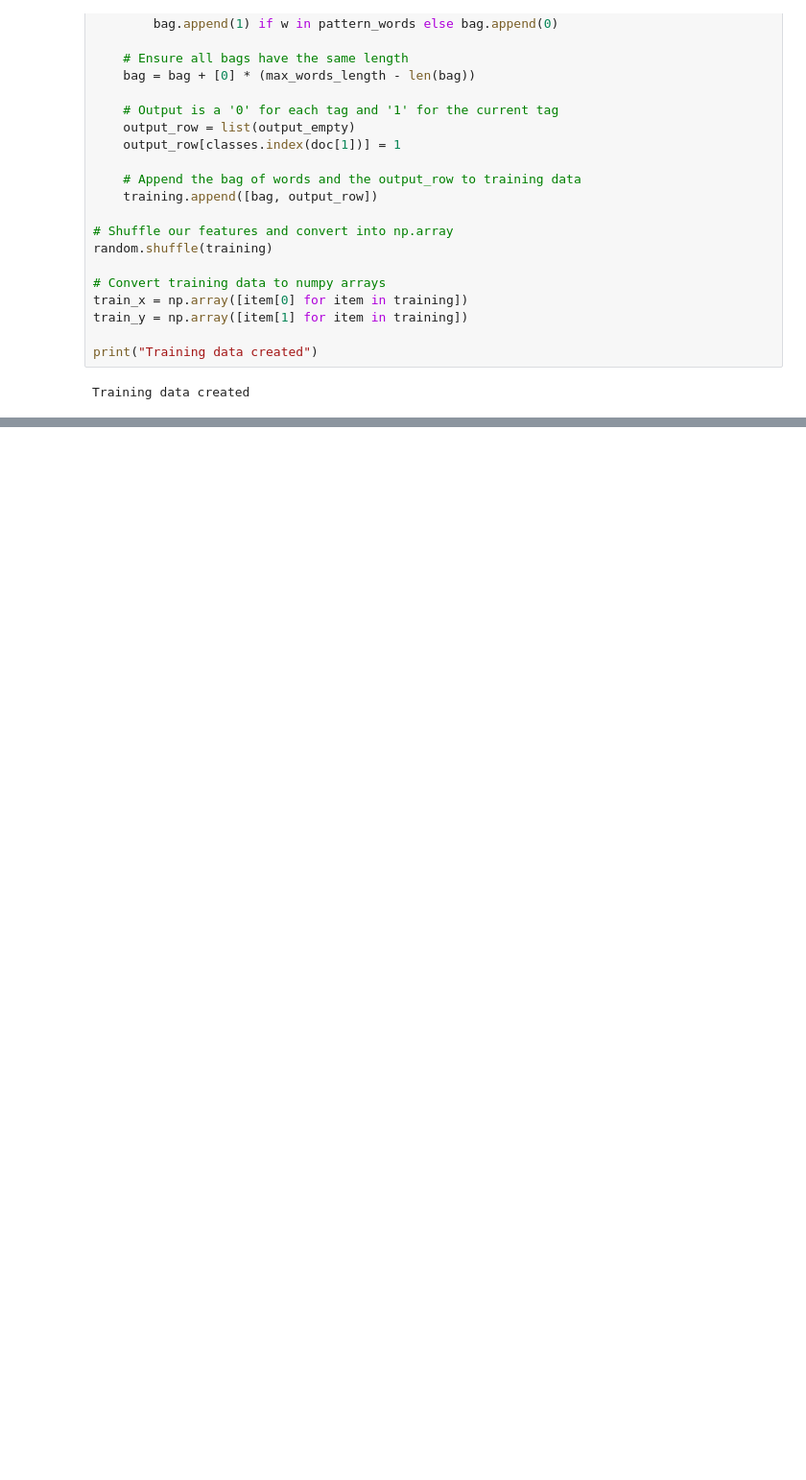
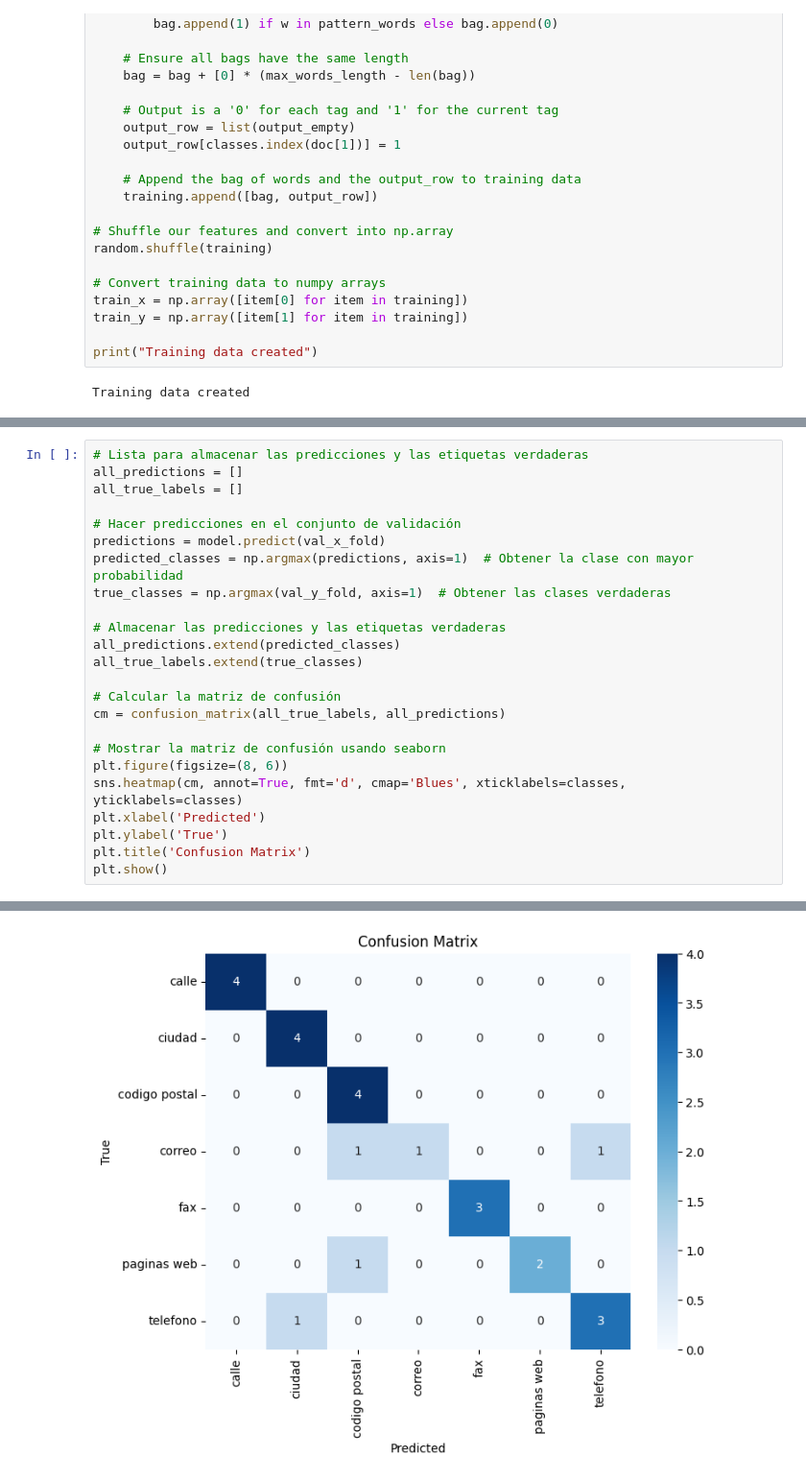
Before and after one commit to niffelheim87/Chatbot, a Jupyter notebook: train_chatbot.ipynb, the cells around one changed output, grey strips where cells are left out. Shown: that part at 96% size. Cells and saved outputs as stored; diff of their text form; blank space fills up the shorter version.

```diff
--- a/train_chatbot.ipynb
+++ b/train_chatbot.ipynb
@@ -173,0 +264,25 @@ Model created
+# %%
+# Lista para almacenar las predicciones y las etiquetas verdaderas
+all_predictions = []
+all_true_labels = []
+
+# Hacer predicciones en el conjunto de validación
+predictions = model.predict(val_x_fold)
+predicted_classes = np.argmax(predictions, axis=1)  # Obtener la clase con mayor probabilidad
+true_classes = np.argmax(val_y_fold, axis=1)  # Obtener las clases verdaderas
+
+# Almacenar las predicciones y las etiquetas verdaderas
+all_predictions.extend(predicted_classes)
+all_true_labels.extend(true_classes)
+
+# Calcular la matriz de confusión
+cm = confusion_matrix(all_true_labels, all_predictions)
+
+# Mostrar la matriz de confusión usando seaborn
+plt.figure(figsize=(8, 6))
+sns.heatmap(cm, annot=True, fmt='d', cmap='Blues', xticklabels=classes, yticklabels=classes)
+plt.xlabel('Predicted')
+plt.ylabel('True')
+plt.title('Confusion Matrix')
+plt.show()
+# %% [output]
@@ -173,0 +292 @@ Model created
+[figure, added]
```
Also changed, not shown: parts of 10 cells of this notebook, 1 other file.
